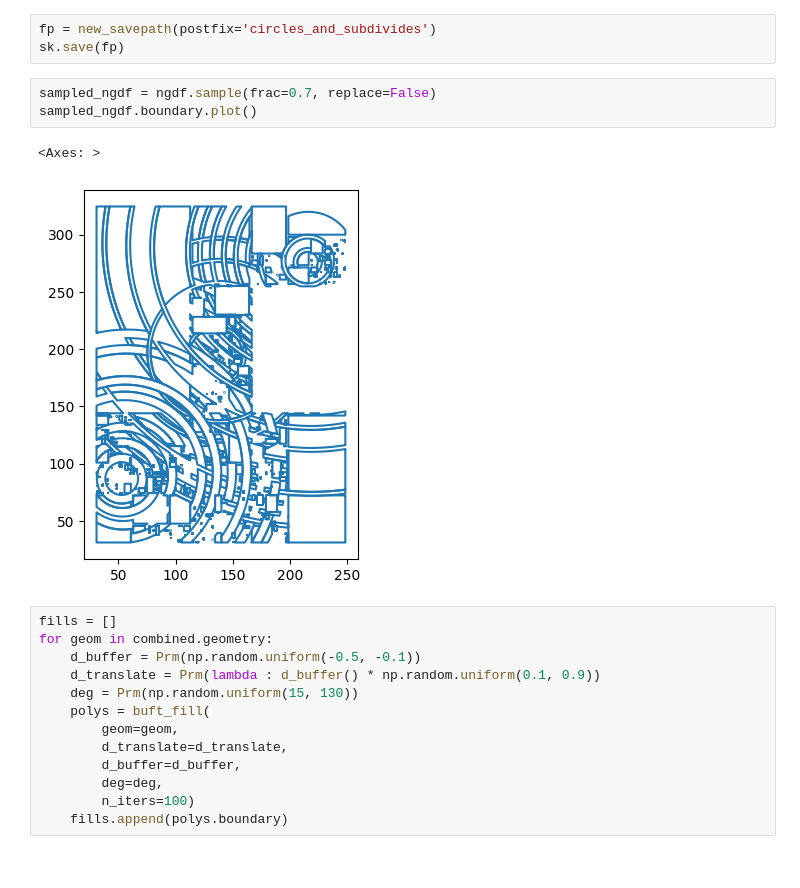
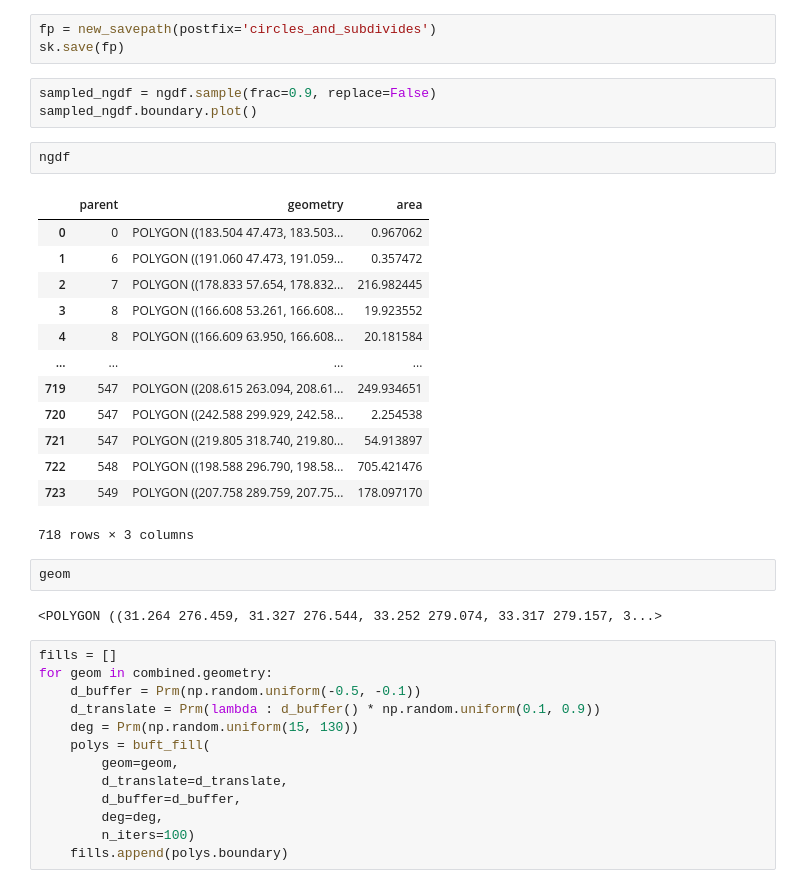
Before and after one commit to ANaka/brr, a Jupyter notebook: projects/dashing/dashing/20230403_cross_composition.ipynb, the cells around one changed output. Cells and saved outputs as stored; diff of their text form.

```diff
--- a/projects/dashing/dashing/20230403_cross_composition.ipynb
+++ b/projects/dashing/dashing/20230403_cross_composition.ipynb
@@ -379,11 +230,28 @@ sk.vpype('splitall linemerge linesort')
 fp = new_savepath(postfix='circles_and_subdivides')
 sk.save(fp)
 # %%
-sampled_ngdf = ngdf.sample(frac=0.7, replace=False)
+sampled_ngdf = ngdf.sample(frac=0.9, replace=False)
 sampled_ngdf.boundary.plot()
-# %% [output]
-<Axes: >
-[figure, removed]
+# %%
+ngdf
+# %% [output]
+|  | parent | geometry | area |
+| 0 | 0 | POLYGON ((183.504 47.473, 183.503... | 0.967062 |
+| 1 | 6 | POLYGON ((191.060 47.473, 191.059... | 0.357472 |
+| 2 | 7 | POLYGON ((178.833 57.654, 178.832... | 216.982445 |
+| 3 | 8 | POLYGON ((166.608 53.261, 166.608... | 19.923552 |
+| 4 | 8 | POLYGON ((166.609 63.950, 166.608... | 20.181584 |
+| ... | ... | ... | ... |
+| 719 | 547 | POLYGON ((208.615 263.094, 208.61... | 249.934651 |
+| 720 | 547 | POLYGON ((242.588 299.929, 242.58... | 2.254538 |
+| 721 | 547 | POLYGON ((219.805 318.740, 219.80... | 54.913897 |
+| 722 | 548 | POLYGON ((198.588 296.790, 198.58... | 705.421476 |
+| 723 | 549 | POLYGON ((207.758 289.759, 207.75... | 178.097170 |
+718 rows × 3 columns
+# %%
+geom
+# %% [output]
+<POLYGON ((31.264 276.459, 31.327 276.544, 33.252 279.074, 33.317 279.157, 3...>
 # %%
 fills = []
 for geom in combined.geometry:
```
Also changed, not shown: parts of 18 cells of this notebook, 1 other file.
